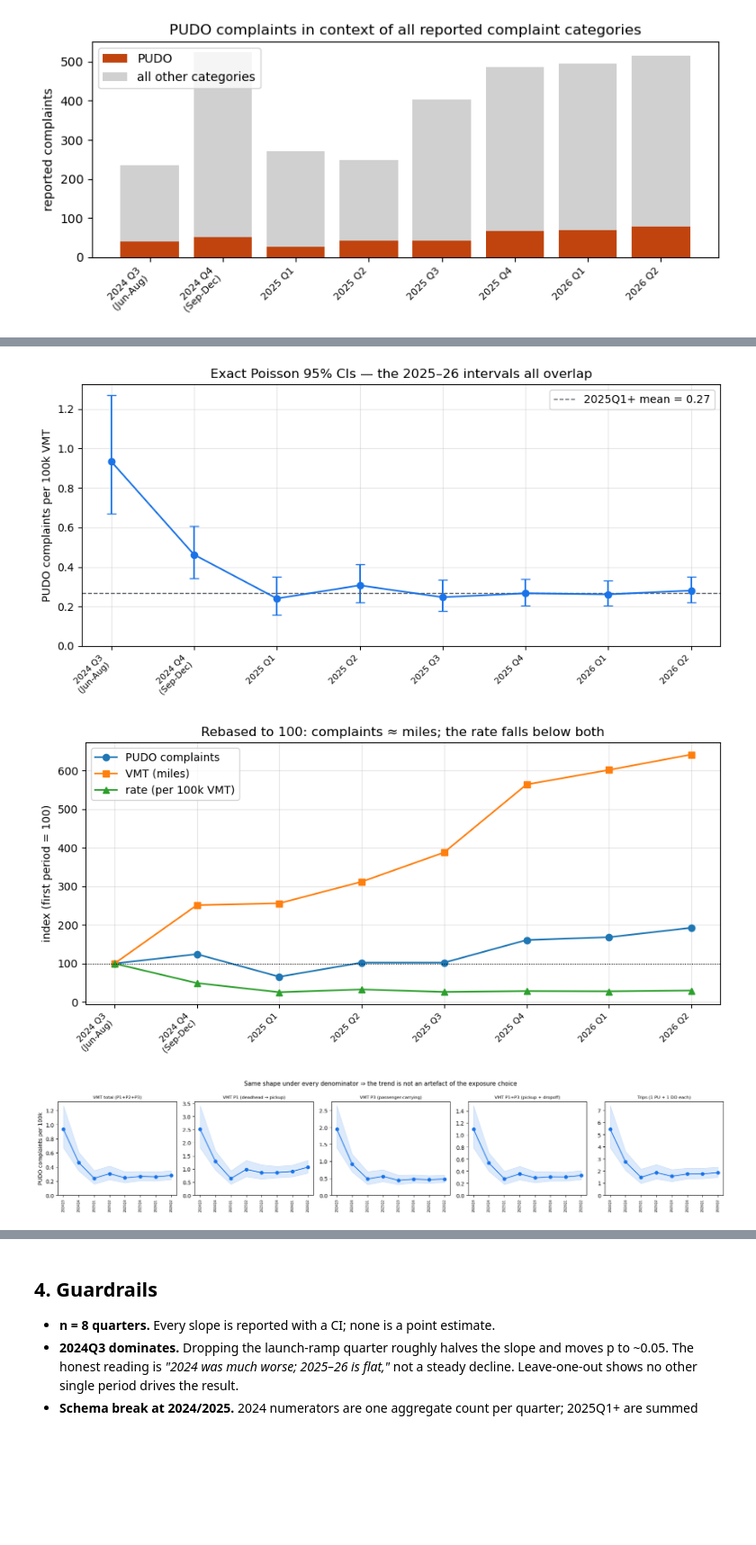
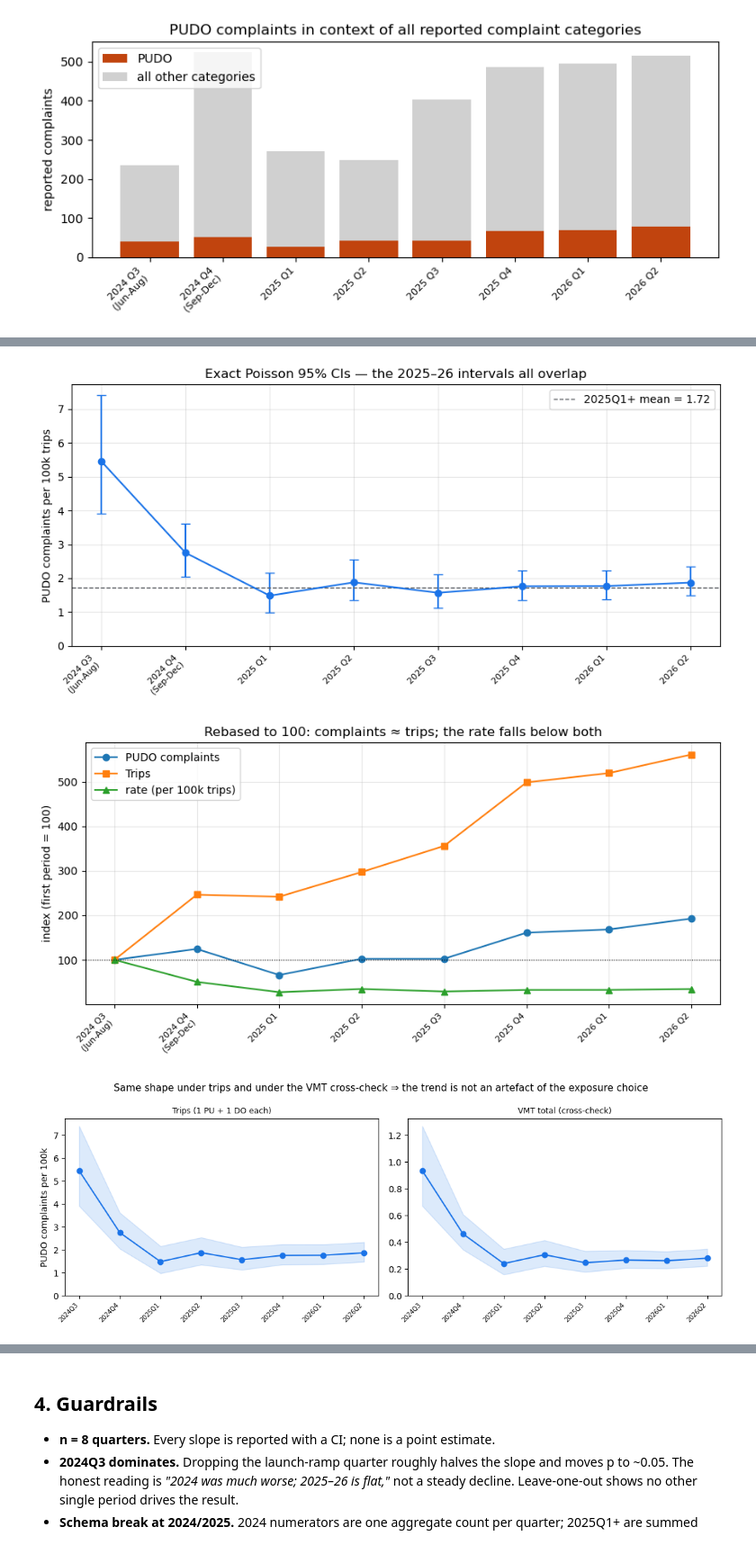
Before and after one commit to jonathanwilsonami/curbrisk-av, a Jupyter notebook: pudo-pipeline/notebooks/pudo_analysis.ipynb, the cells around one changed output, grey strips where cells are left out. Shown at 90% size. Cells and saved outputs as stored; diff of their text form; code cells hidden in the pictures; blank space fills up the shorter version.

```diff
--- a/pudo-pipeline/notebooks/pudo_analysis.ipynb
+++ b/pudo-pipeline/notebooks/pudo_analysis.ipynb
@@ -483,50 +535,50 @@ plt.tight_layout(); plt.show()
 # %%
 # rate with exact Poisson error bars — with ~8 points, CI overlap is the story
-lo, hi = poisson_ci(s["pudo_complaints"], s["vmt_total"])
+lo, hi = poisson_ci(s["pudo_complaints"], s["trips"])
 fig, ax = plt.subplots(figsize=(9, 4.5))
-ax.errorbar(s["t"], s["pudo_per_100k_vmt"],
-            yerr=[s["pudo_per_100k_vmt"] - lo, hi - s["pudo_per_100k_vmt"]],
+ax.errorbar(s["t"], s["pudo_per_100k_trips"],
+            yerr=[s["pudo_per_100k_trips"] - lo, hi - s["pudo_per_100k_trips"]],
             marker="o", capsize=4, color="#1a73e8")
-ax.axhline(s["pudo_per_100k_vmt"].iloc[2:].mean(), color="#5f6368", ls="--", lw=1,
-           label=f"2025Q1+ mean = {s['pudo_per_100k_vmt'].iloc[2:].mean():.2f}")
+ax.axhline(s["pudo_per_100k_trips"].iloc[2:].mean(), color="#5f6368", ls="--", lw=1,
+           label=f"2025Q1+ mean = {s['pudo_per_100k_trips'].iloc[2:].mean():.2f}")
 ax.set_xticks(s["t"]); ax.set_xticklabels(labels, rotation=45, ha="right", fontsize=8)
-ax.set_ylabel("PUDO complaints per 100k VMT"); ax.set_ylim(0)
+ax.set_ylabel("PUDO complaints per 100k trips"); ax.set_ylim(0)
 ax.set_title("Exact Poisson 95% CIs — the 2025–26 intervals all overlap")
 ax.legend(); ax.grid(alpha=0.3)
 plt.tight_layout(); plt.show()
 # %% [output]
-[figure, old version]
+[figure, new version]
 # %%
-# indexed to 100 at the first period: counts vs miles vs rate
+# indexed to 100 at the first period: counts vs trips vs rate
 fig, ax = plt.subplots(figsize=(9, 4.5))
 for col, lab, style in [("pudo_complaints", "PUDO complaints", "-o"),
-                        ("vmt_total", "VMT (miles)", "-s"),
-                        ("pudo_per_100k_vmt", "rate (per 100k VMT)", "-^")]:
+                        ("trips", "Trips", "-s"),
+                        ("pudo_per_100k_trips", "rate (per 100k trips)", "-^")]:
     v = s[col].to_numpy(dtype=float)
     ax.plot(s["t"], v / v[0] * 100, style, label=lab)
 ax.axhline(100, color="k", lw=0.8, ls=":")
 ax.set_xticks(s["t"]); ax.set_xticklabels(labels, rotation=45, ha="right", fontsize=8)
 ax.set_ylabel("index (first period = 100)")
-ax.set_title("Rebased to 100: complaints ≈ miles; the rate falls below both")
+ax.set_title("Rebased to 100: complaints ≈ trips; the rate falls below both")
 ax.legend(); ax.grid(alpha=0.3)
 plt.tight_layout(); plt.show()
 # %% [output]
-[figure, old version]
+[figure, new version]
 # %%
-# small multiples: the rate under each exposure denominator
-fig, axes = plt.subplots(1, len(DENOMS), figsize=(3.6 * len(DENOMS), 3.6))
+# rate under trips vs. the VMT cross-check, side by side
+fig, axes = plt.subplots(1, len(DENOMS), figsize=(5.5 * len(DENOMS), 4))
 for axi, (name, (col, rate_col)) in zip(axes, DENOMS.items()):
     r = s[rate_col].to_numpy(dtype=float)
     lo, hi = poisson_ci(s["pudo_complaints"], s[col])
     axi.plot(s["t"], r, marker="o", color="#1a73e8")
     axi.fill_between(s["t"], lo, hi, alpha=0.15, color="#1a73e8")
-    axi.set_title(name, fontsize=8)
+    axi.set_title(name, fontsize=9)
     axi.set_ylim(0)
     axi.set_xticks(s["t"])
-    axi.set_xticklabels(s["period_id"], rotation=90, fontsize=6)
+    axi.set_xticklabels(s["period_id"], rotation=45, ha="right", fontsize=7)
 axes[0].set_ylabel("PUDO complaints per 100k")
-fig.suptitle("Same shape under every denominator ⇒ the trend is not an artefact "
-             "of the exposure choice", fontsize=11)
+fig.suptitle("Same shape under trips and under the VMT cross-check ⇒ the trend "
+             "is not an artefact of the exposure choice", fontsize=11)
 plt.tight_layout(); plt.show()
 # %% [output]
-[figure, old version]
+[figure, new version]
```
Also changed, not shown: parts of 19 cells of this notebook, 4 other files.
